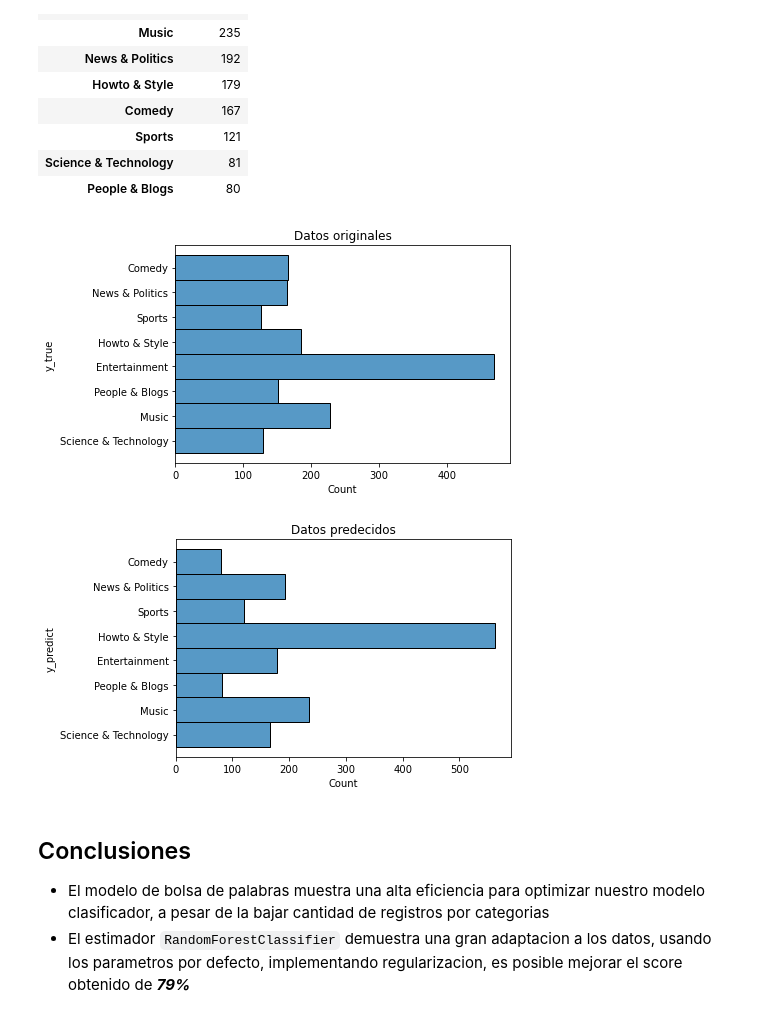
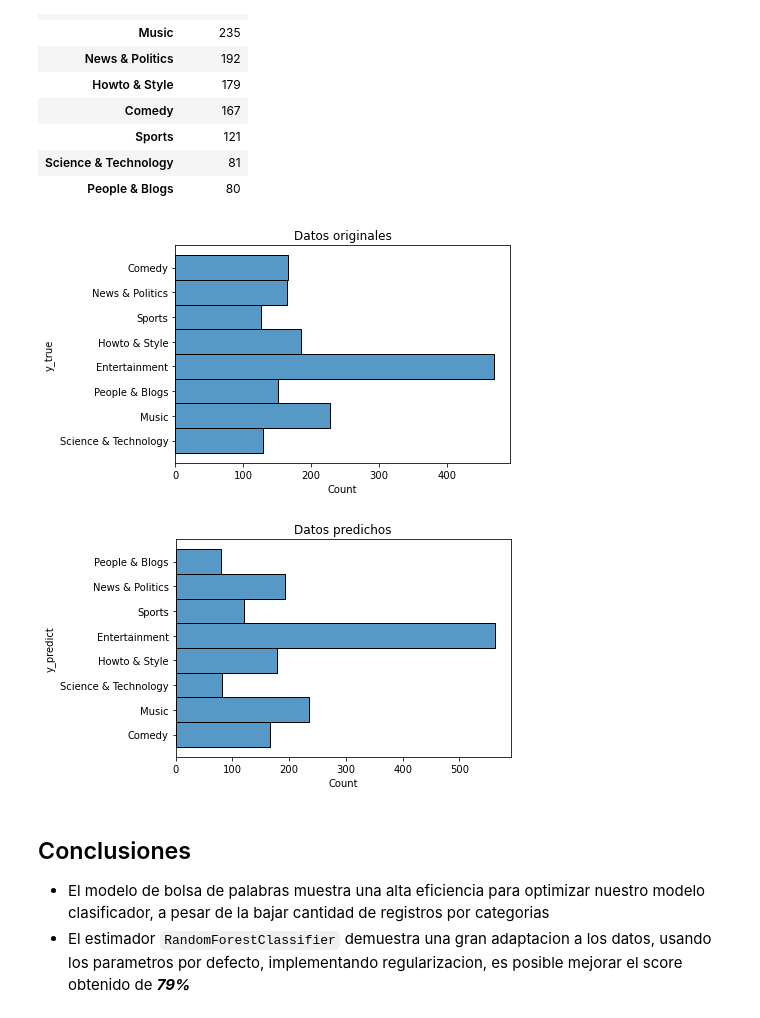
Before and after one commit to kemirandad/test_data_science, a Jupyter notebook: notebooks/0.4_category_clasification.ipynb, the cells around one changed output. Cells and saved outputs as stored; diff of their text form; code cells hidden in the pictures.

```diff
--- a/notebooks/0.4_category_clasification.ipynb
+++ b/notebooks/0.4_category_clasification.ipynb
@@ -253,18 +281,18 @@ display(df_results['y_predict'].value_counts().to_frame())
 # %%
 #fig, ax = plt.subplots(2,1, figsize=(8,12))
 plt.figure()
 sns.histplot(df_results, y='y_true')
 plt.yticks(ticks=np.arange(len(df_results['y_true'].unique())),
                  labels=df_results['y_true'].unique())
 plt.title("Datos originales")
 
 plt.figure()
 sns.histplot(df_results, y='y_predict')
-plt.yticks(np.arange(len(df_results['y_true'].unique())), df_results['y_true'].unique())
-plt.title("Datos predecidos");
+plt.yticks(np.arange(len(df_results['y_predict'].unique())), df_results['y_predict'].unique())
+plt.title("Datos predichos");
 # %% [output]
 [figure]
-[figure, old version]
+[figure, new version]
 # %% [markdown]
 ## Conclusiones
 
```
Also changed, not shown: parts of 2 cells of this notebook, 11 other files.
